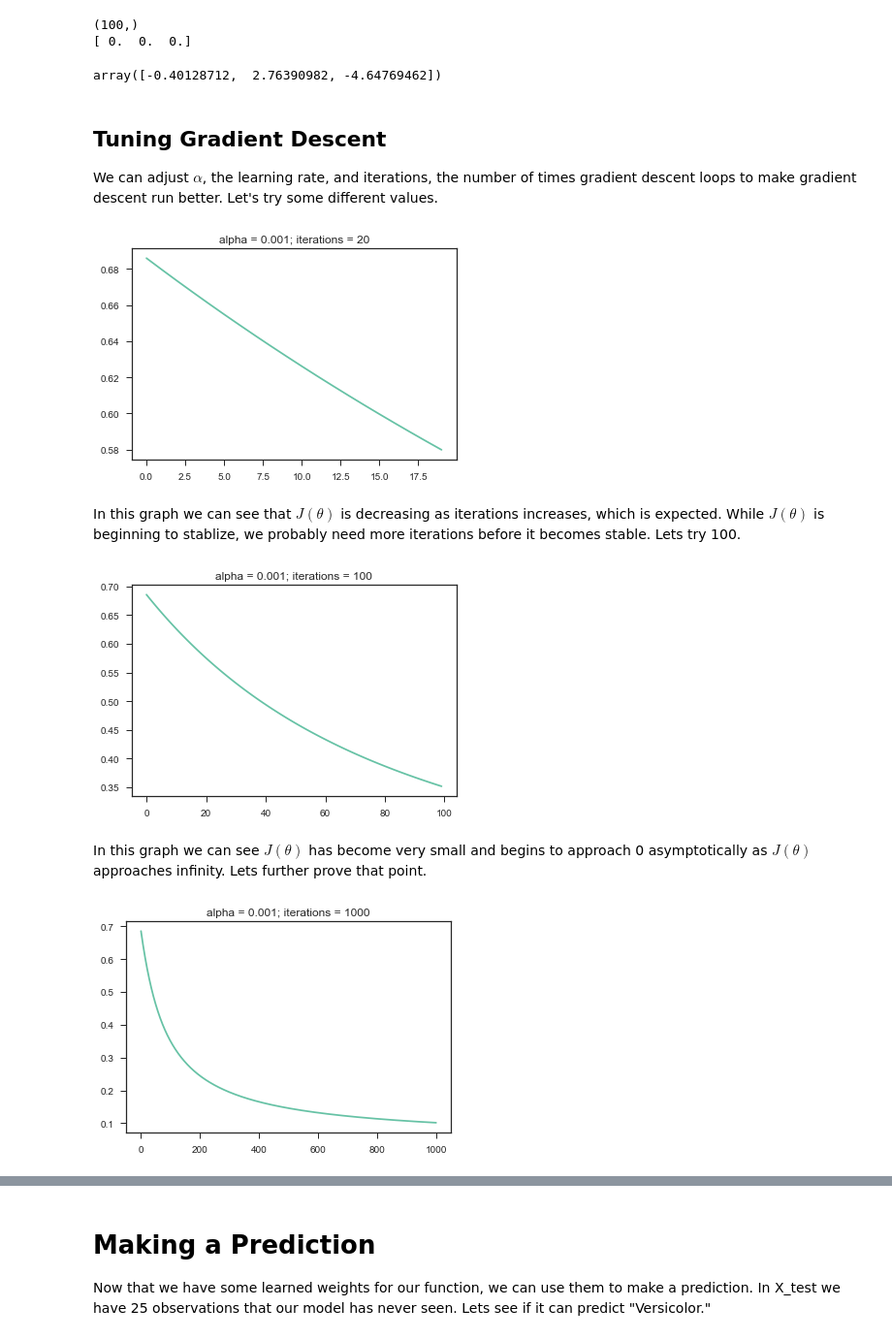
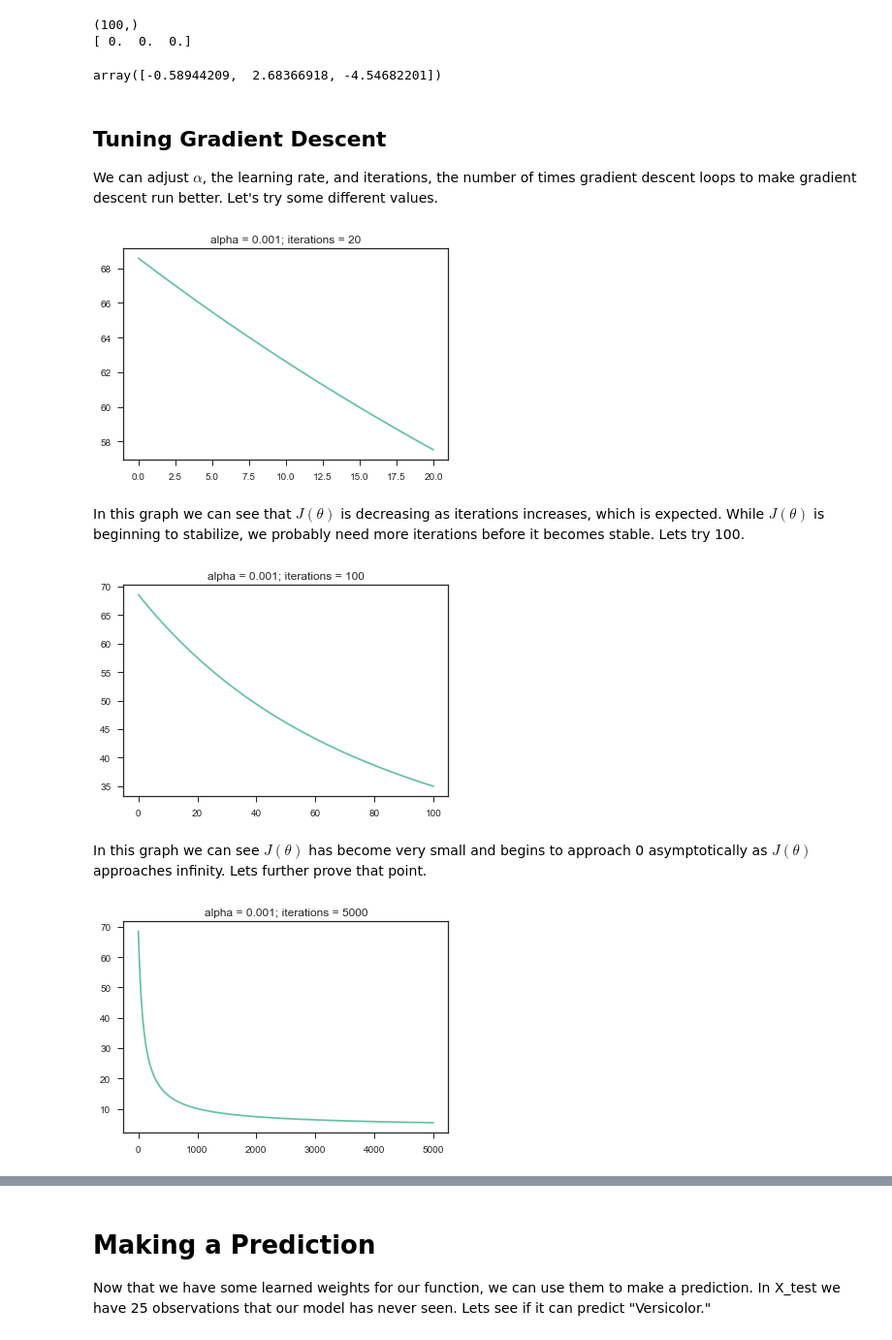
Before and after one commit to mbernico/CS570, a Jupyter notebook: module_2/Logistic Regression Learner.ipynb, the cells around one changed output, grey strips where cells are left out. Shown: that part at 97% size. Drawn from its saved outputs; the diff is of its cells as text; code cells hidden in the pictures.

```diff
--- a/module_2/Logistic Regression Learner.ipynb
+++ b/module_2/Logistic Regression Learner.ipynb
@@ -89,5 +87,5 @@ One of the best ways to measure a model's performance is to use a test dataset.
 # %%
-X_train, X_test, y_train, y_test = train_test_split(X, y)
+X_train, X_test, y_train, y_test = train_test_split(X, y, test_size=0.25)
 # %%
 print(X_train.shape)
 print(X_test.shape)
@@ -120,7 +118,7 @@ def cost_func( X, y, theta):
     y = np.squeeze(y)
     cost_class_1 = y * np.log(logit_output)  #if y = 0, this will be 0
     cost_class_0 = (1-y) * np.log(1 - logit_output) # if y = 1, this will be 0.  Cool right?
-    return np.mean(-cost_class_1 - cost_class_0)
+    return np.sum(-cost_class_1 - cost_class_0)
 # %% [markdown]
 # Gradient Descent
 
@@ -173,7 +171,7 @@ theta, J_history = gradient_descent(X_train,y_train,theta,alpha, iterations)
 # %%
 theta
 # %% [output]
-array([-0.40128712,  2.76390982, -4.64769462])
+array([-0.58944209,  2.68366918, -4.54682201])
 # %% [markdown]
 ## Tuning Gradient Descent
 
@@ -191,17 +189,17 @@ def plot_grad_descent(alpha, iterNum):
 # %%
 plot_grad_descent(.001,20)
 # %% [output]
-[figure, old version]
+[figure, new version]
 # %% [markdown]
-In this graph we can see that $J(\theta)$ is decreasing as iterations increases, which is expected.   While $J(\theta)$ is beginning to stablize, we probably need more iterations before it becomes stable.   Lets try 100.
+In this graph we can see that $J(\theta)$ is decreasing as iterations increases, which is expected.   While $J(\theta)$ is beginning to stabilize, we probably need more iterations before it becomes stable.   Lets try 100.
 # %%
 plot_grad_descent(.001,100)
 # %% [output]
-[figure, old version]
+[figure, new version]
 # %% [markdown]
 In this graph we can see $J(\theta)$ has become very small and begins to approach 0 asymptotically as $J(\theta)$ approaches infinity.  Lets further prove that point.
 # %%
-plot_grad_descent(.001,1000)
+plot_grad_descent(.001,5000)
 # %% [output]
-[figure, old version]
+[figure, new version]
 # %% [markdown]
```
Also changed, not shown: parts of 17 cells of this notebook.
